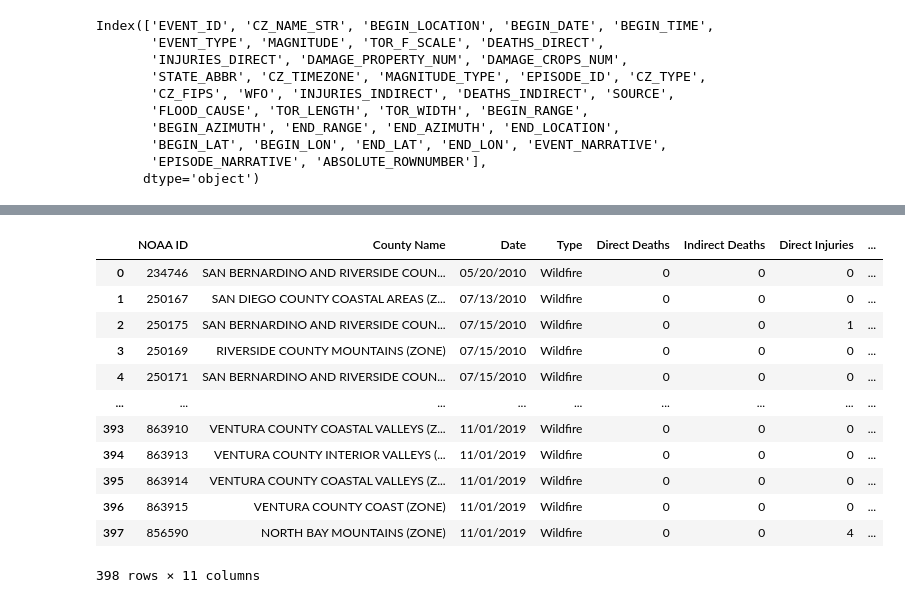
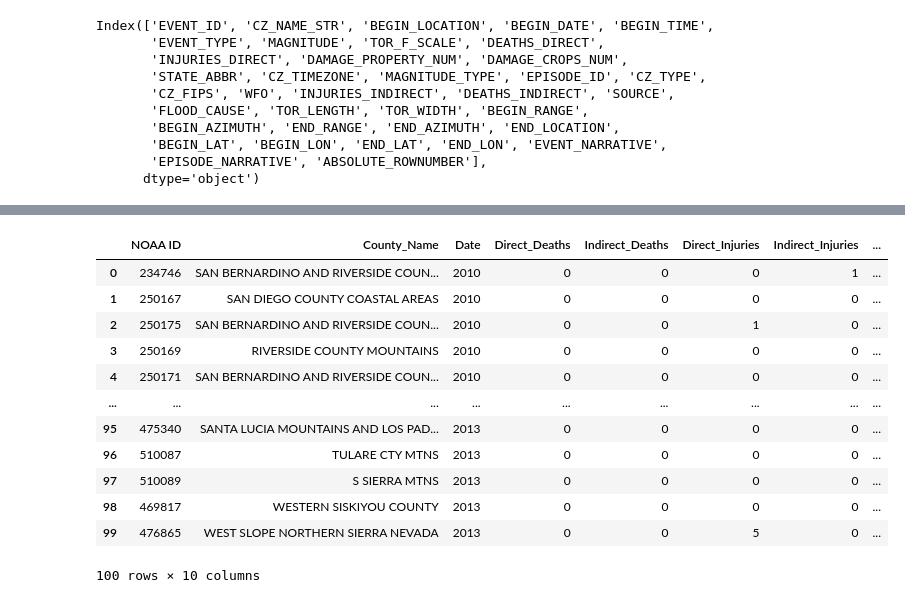
Before and after one commit to jacobdv/extreme-weather, a Jupyter notebook: wf_damage_mining.ipynb, the cells around one changed output, grey strips where cells are left out. Drawn from its saved outputs; the diff is of its cells as text; code cells hidden in the pictures.

```diff
--- a/wf_damage_mining.ipynb
+++ b/wf_damage_mining.ipynb
@@ -9,7 +9,3 @@ from scipy.stats import linregress
 from matplotlib import pyplot as plt
 # %%
 unclean_wildfire_df = pd.read_csv('NOAA_csvs/wildfires_2010_2019.csv')
-unclean_wildfire_df = pd.DataFrame(unclean_wildfire_df)
-# clean_wildfire_df['County Name'] = clean_wildfire_df['County Name'].astype(str).str.replace('(ZONE)',' ')
-# unclean_wildfire_df.head()
-unclean_wildfire_df["CZ_NAME_STR"].value_counts()
@@ -40,8 +23,22 @@ Index(['EVENT_ID', 'CZ_NAME_STR', 'BEGIN_LOCATION', 'BEGIN_DATE', 'BEGIN_TIME',
        'EPISODE_NARRATIVE', 'ABSOLUTE_ROWNUMBER'],
       dtype='object')
 # %%
-reduced_wildfire_df = unclean_wildfire_df[['EVENT_ID', 'CZ_NAME_STR', 'BEGIN_DATE', 'EVENT_TYPE', 'DEATHS_DIRECT', 'DEATHS_INDIRECT',
-                                       'INJURIES_DIRECT', 'INJURIES_INDIRECT', 'DAMAGE_PROPERTY_NUM', 'DAMAGE_CROPS_NUM', 'CZ_FIPS',
-                                       ]]
-reduced_wildfire_df
+reduce_wildfire = unclean_wildfire_df[['EVENT_ID', 'CZ_NAME_STR', 'BEGIN_DATE', 'DEATHS_DIRECT', 'DEATHS_INDIRECT', 'INJURIES_DIRECT', 'INJURIES_INDIRECT',
+                                  'DAMAGE_PROPERTY_NUM', 'DAMAGE_CROPS_NUM', 'CZ_FIPS',]]
+reduce_wildfire = reduce_wildfire.rename(columns={'EVENT_ID': 'NOAA ID',
+                                                'CZ_NAME_STR':'County_Name',
+                                                'BEGIN_DATE': 'Date',
+                                                'DEATHS_DIRECT': 'Direct_Deaths',
+                                                'DEATHS_INDIRECT': 'Indirect_Deaths',
+                                                'INJURIES_DIRECT': 'Direct_Injuries',
+                                                'INJURIES_INDIRECT': 'Indirect_Injuries',
+                                                'DAMAGE_PROPERTY_NUM': 'Property_Damage',
+                                                'DAMAGE_CROPS_NUM': 'Crop_Damage',
+                                                'CZ_FIPS': 'County_FIPS',
+                                                })
+reduce_wildfire
+reduce_wildfire['Date'] = reduce_wildfire['Date'].replace('/', ' ', regex=True).astype('string')
+reduce_wildfire['Date'] = reduce_wildfire['Date'].str.slice(start=6)
+reduce_wildfire['County_Name'] = reduce_wildfire['County_Name'].str.rstrip(' (ZONE)')
+reduce_wildfire['County_Name'].value_counts()
 # %% [output]
@@ -61,28 +57,16 @@ reduced_wildfire_df
 # %%
-clean_wildfire_df = reduced_wildfire_df.rename(columns={'EVENT_ID': 'NOAA ID',
-                                              'CZ_NAME_STR': 'County Name',
-                                              'BEGIN_DATE': 'Date',
-                                              'EVENT_TYPE': 'Type',
-                                              'DEATHS_DIRECT': 'Direct Deaths',
-                                              'DEATHS_INDIRECT': 'Indirect Deaths',
-                                              'INJURIES_DIRECT': 'Direct Injuries',
-                                              'INJURIES_INDIRECT': 'Indirect Injuries',
-                                              'DAMAGE_PROPERTY_NUM': 'Property Damage',
-                                              'DAMAGE_CROPS_NUM': 'Crop Damage',
-                                              'CZ_FIPS': 'NOAA FIPS',
-})
-clean_wildfire_df
+reduce_wildfire.head(100)
 # %% [output]
-|  | NOAA ID | County Name | Date | Type | Direct Deaths | Indirect Deaths | Direct Injuries | ... |
-| 0 | 234746 | SAN BERNARDINO AND RIVERSIDE COUN... | 05/20/2010 | Wildfire | 0 | 0 | 0 | ... |
-| 1 | 250167 | SAN DIEGO COUNTY COASTAL AREAS (Z... | 07/13/2010 | Wildfire | 0 | 0 | 0 | ... |
-| 2 | 250175 | SAN BERNARDINO AND RIVERSIDE COUN... | 07/15/2010 | Wildfire | 0 | 0 | 1 | ... |
-| 3 | 250169 | RIVERSIDE COUNTY MOUNTAINS (ZONE) | 07/15/2010 | Wildfire | 0 | 0 | 0 | ... |
-| 4 | 250171 | SAN BERNARDINO AND RIVERSIDE COUN... | 07/15/2010 | Wildfire | 0 | 0 | 0 | ... |
+|  | NOAA ID | County_Name | Date | Direct_Deaths | Indirect_Deaths | Direct_Injuries | Indirect_Injuries | ... |
+| 0 | 234746 | SAN BERNARDINO AND RIVERSIDE COUN... | 2010 | 0 | 0 | 0 | 1 | ... |
+| 1 | 250167 | SAN DIEGO COUNTY COASTAL AREAS | 2010 | 0 | 0 | 0 | 0 | ... |
+| 2 | 250175 | SAN BERNARDINO AND RIVERSIDE COUN... | 2010 | 0 | 0 | 1 | 0 | ... |
+| 3 | 250169 | RIVERSIDE COUNTY MOUNTAINS | 2010 | 0 | 0 | 0 | 0 | ... |
+| 4 | 250171 | SAN BERNARDINO AND RIVERSIDE COUN... | 2010 | 0 | 0 | 0 | 0 | ... |
 | ... | ... | ... | ... | ... | ... | ... | ... | ... |
-| 393 | 863910 | VENTURA COUNTY COASTAL VALLEYS (Z... | 11/01/2019 | Wildfire | 0 | 0 | 0 | ... |
-| 394 | 863913 | VENTURA COUNTY INTERIOR VALLEYS (... | 11/01/2019 | Wildfire | 0 | 0 | 0 | ... |
-| 395 | 863914 | VENTURA COUNTY COASTAL VALLEYS (Z... | 11/01/2019 | Wildfire | 0 | 0 | 0 | ... |
-| 396 | 863915 | VENTURA COUNTY COAST (ZONE) | 11/01/2019 | Wildfire | 0 | 0 | 0 | ... |
-| 397 | 856590 | NORTH BAY MOUNTAINS (ZONE) | 11/01/2019 | Wildfire | 0 | 0 | 4 | ... |
+| 95 | 475340 | SANTA LUCIA MOUNTAINS AND LOS PAD... | 2013 | 0 | 0 | 0 | 0 | ... |
+| 96 | 510087 | TULARE CTY MTNS | 2013 | 0 | 0 | 0 | 0 | ... |
+| 97 | 510089 | S SIERRA MTNS | 2013 | 0 | 0 | 0 | 0 | ... |
+| 98 | 469817 | WESTERN SISKIYOU COUNTY | 2013 | 0 | 0 | 0 | 0 | ... |
+| 99 | 476865 | WEST SLOPE NORTHERN SIERRA NEVADA | 2013 | 0 | 0 | 5 | 0 | ... |
-398 rows × 11 columns
+100 rows × 10 columns
```
Also changed, not shown: parts of 41 cells of this notebook.
